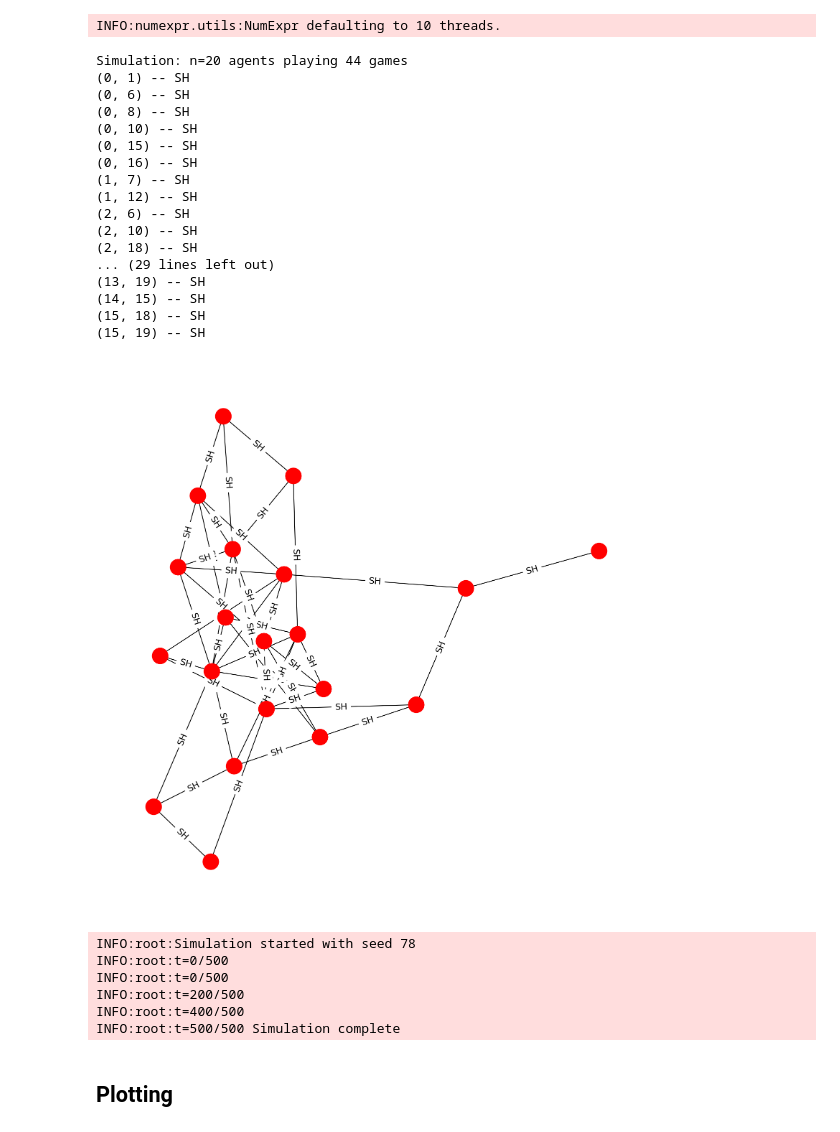
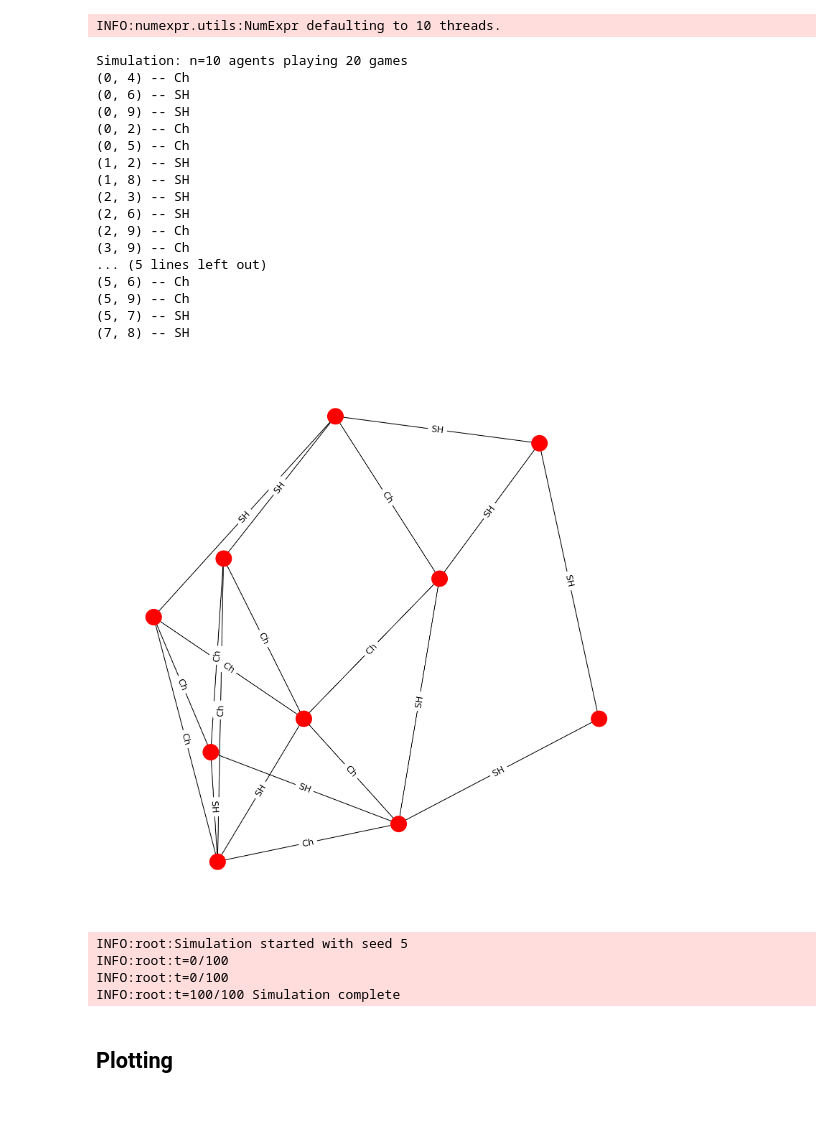
Before and after one commit to RuizSerra/factorised-MA-AIF-notebooks, a Jupyter notebook: 02 INFG 2x2 network.ipynb, the cells around one changed output. Drawn from its saved outputs; the diff is of its cells as text; code cells hidden in the pictures.

```diff
--- a/02 INFG 2x2 network.ipynb
+++ b/02 INFG 2x2 network.ipynb
@@ -20,7 +20,7 @@ import utils.simulation
 INFO:numexpr.utils:NumExpr defaulting to 10 threads.
 # %%
 available_games = {
-    # 'Ch': chicken_2player,
+    'Ch': chicken_2player,
     # 'PD': prisoners_dilemma_2player,
     'SH': stag_hunt_2player,
     # 'Ha': harmony_2player
@@ -33,59 +33,59 @@ def get_game_name(this_game, available_games):
     return None
 # %%
 # Predefined constants
-n = 20  # Number of nodes
-p = 0.2  # Probability of edge creation
+n = 10  # Number of nodes
+p = 0.9 # Probability of edge creation
 
 # Generate an Erdős-Rényi network
-G = nx.erdos_renyi_graph(n, p)
+G = nx.watts_strogatz_graph(n, 4, p)
 
 # Assign a random game to each edge in the graph
 for edge in G.edges:
     G.edges[edge]['game'] = list(available_games.values())[np.random.randint(len(available_games))]
 
 # List the edges and their corresponding games
 print(f"Simulation: n={G.number_of_nodes()} agents playing {G.number_of_edges()} games")
 for edge in G.edges(data=True):
     game = edge[2]['game']
     game_name = get_game_name(game, available_games)
     print(f"{edge[:2]} -- {game_name}")
 
 # Plot the network
 plt.figure(figsize=(5, 5), dpi=150)
 pos = nx.spring_layout(G)
 nx.draw(
     G,
     pos,
     with_labels=False,
     node_size=100,
     node_color='red',
     edge_color='black',
     width=0.5
 )
 edge_labels = {(edge[0], edge[1]): get_game_name(edge[2]['game'], available_games) for edge in G.edges(data=True)}
 nx.draw_networkx_edge_labels(G, pos, edge_labels=edge_labels, font_size=6)
 plt.show()
 # %% [output]
-Simulation: n=20 agents playing 44 games
-(0, 1) -- SH
+Simulation: n=10 agents playing 20 games
+(0, 4) -- Ch
 (0, 6) -- SH
-(0, 8) -- SH
-(0, 10) -- SH
-(0, 15) -- SH
-(0, 16) -- SH
-(1, 7) -- SH
-(1, 12) -- SH
+(0, 9) -- SH
+(0, 2) -- Ch
+(0, 5) -- Ch
+(1, 2) -- SH
+(1, 8) -- SH
+(2, 3) -- SH
 (2, 6) -- SH
-(2, 10) -- SH
-(2, 18) -- SH
-... (29 lines left out)
-(13, 19) -- SH
-(14, 15) -- SH
-(15, 18) -- SH
-(15, 19) -- SH
+(2, 9) -- Ch
+(3, 9) -- Ch
+... (5 lines left out)
+(5, 6) -- Ch
+(5, 9) -- Ch
+(5, 7) -- SH
+(7, 8) -- SH
-[figure, old version]
+[figure, new version]
 # %%
-T = 500
+T = 100
 num_players = len(G.nodes)  # Number of players (nodes in the graph)
 
 agent_kwargs = [                                                                # <--- Define agent configurations here
@@ -93,8 +93,8 @@ agent_kwargs = [
         beta_1=300.,
         dynamic_precision=True,
         decay=0.9,
-        A_learning=False,
-        learn_every_t_steps=30,
+        # A_learning=False,
+        learn_every_t_steps=10,
         learning_offset=8,
     )
 ] * num_players
@@ -117,12 +117,10 @@ ig = utils.simulation.IteratedNetworkGame(agents=agents, network=G, seed=None)
 # Simulation -------------------------------------------------------------------
 variables_history = ig.run(T)
 # %% [output]
-INFO:root:Simulation started with seed 78
-INFO:root:t=0/500
-INFO:root:t=0/500
-INFO:root:t=200/500
-INFO:root:t=400/500
-INFO:root:t=500/500 Simulation complete
+INFO:root:Simulation started with seed 5
+INFO:root:t=0/100
+INFO:root:t=0/100
+INFO:root:t=100/100 Simulation complete
 # %% [markdown]
 ## Plotting
 # %%
```
Also changed, not shown: parts of 21 cells of this notebook, 1 other file.
